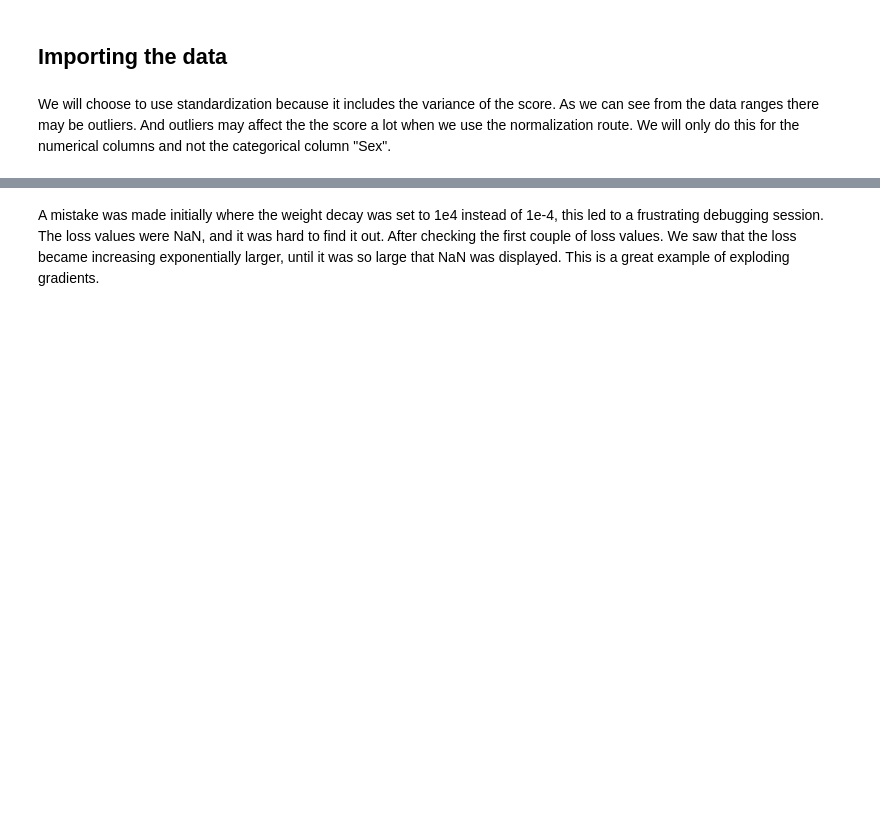
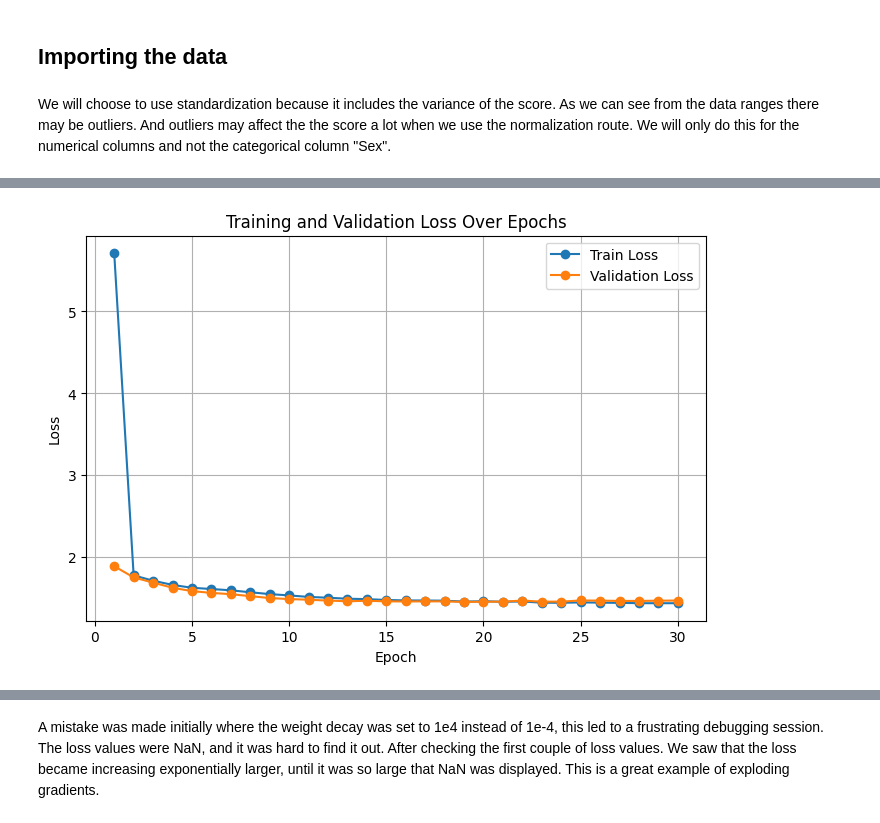
Before and after one commit to mehdigreefhorst/DeepLearning1stAssignment-abalone, a Jupyter notebook: Assignment-1.ipynb, the cells around one changed output, grey strips where cells are left out. Cells and saved outputs as stored; diff of their text form; code cells hidden in the pictures; blank space fills up the shorter version.

```diff
--- a/Assignment-1.ipynb
+++ b/Assignment-1.ipynb
@@ -50,11 +50,13 @@ The files for creating the AbalonDataset and AbaloneNetwork are in their respect
 # %%
 from data_load import AbalonDataset
-from model import AbaloneNetwork
 
-train_dataset, test_dataset = AbalonDataset.create_train_test_val("train.csv")
-val_dataset = AbalonDataset.create_train_test_val("test.csv", train_dataset)
+def load_data(batch_size):
 
-batch_size = 32
-train_loader = DataLoader(train_dataset, batch_size=batch_size)
-val_loader = DataLoader(test_dataset, batch_size=batch_size)
-test_loader = DataLoader(val_dataset, batch_size=batch_size)
+    train_dataset, test_dataset = AbalonDataset.create_train_test_val("train.csv")
+    val_dataset = AbalonDataset.create_train_test_val("test.csv", train_dataset)
+
+    train_loader = DataLoader(train_dataset, batch_size=batch_size)
+    val_loader = DataLoader(test_dataset, batch_size=batch_size)
+    test_loader = DataLoader(val_dataset, batch_size=batch_size)
+
+    return train_loader, val_loader, test_loader
@@ -170,0 +249,30 @@ Saved Best Model
+# %%
+class AbaloneNetworkTwoLayer(nn.Module):
+    def __init__(self, num_inputs, num_hidden, num_outputs):
+        super().__init__()
+        self.model = nn.Sequential(
+            nn.Linear(num_inputs, num_hidden),
+            nn.Tanh(),
+            nn.Linear(num_hidden, num_hidden),
+            nn.Tanh(),
+            nn.Linear(num_hidden, num_outputs))
+
+    def forward(self, x):
+        return self.model(x)
+# %%
+trainloader, valloader, testloader = load_data(batch_size=32)
+model_abalone = AbaloneNetworkTwoLayer(10, 12, 1)
+device = torch.device("cpu")
+model_abalone.to(device)
+criterion_l1 = nn.L1Loss()
+optimizer_sgd = optim.SGD(model_abalone.parameters(), lr=5e-3, weight_decay=1e-6, momentum=0.9)
+epochs = 30
+train_loss_list, val_loss_list, epochs_done = train_setup_epochs(train_loader = trainloader,
+                                                    val_loader=valloader,
+                                                    model=model_abalone,
+                                                    optimizer=optimizer_sgd,
+                                                    device=device,
+                                                    criterion=criterion_l1,
+                                                    num_epochs=epochs)
+plot_figure(epochs_done, train_loss_list, val_loss_list)
+# %% [output]
@@ -170,0 +296 @@ Saved Best Model
+[figure, added]
```
Also changed, not shown: parts of 26 cells of this notebook, 7 other files.
